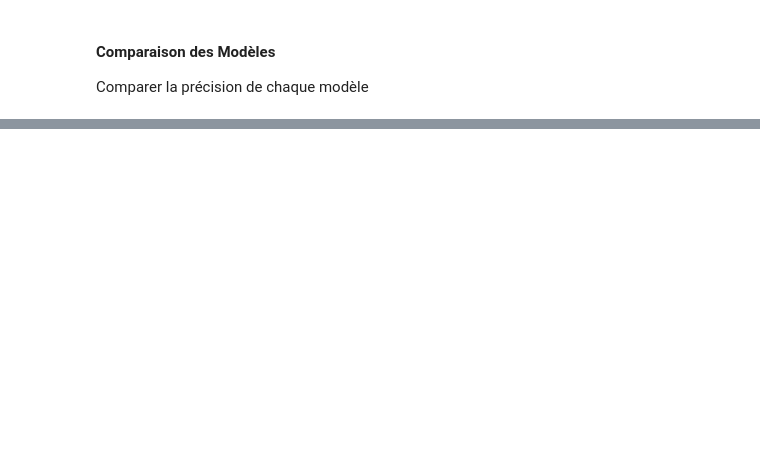
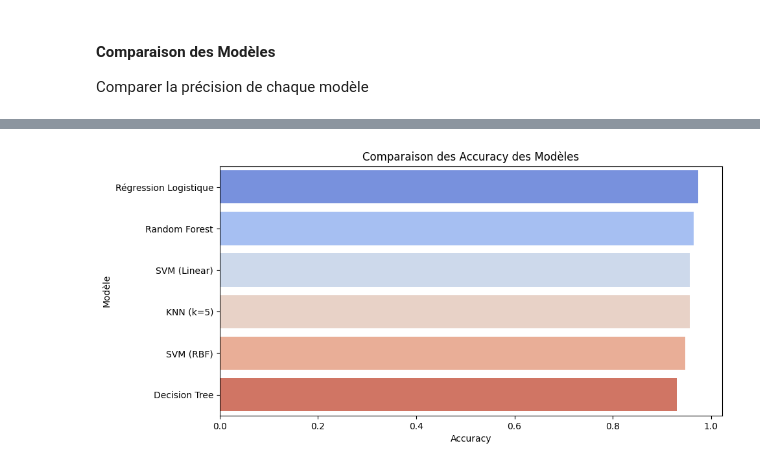
Before and after one commit to Salaheddine464/S8-CI-22006668, a Jupyter notebook: Formation_ML_&_DL_S1_Apprentissage_supervisé_(Salaheddine Hajji).ipynb, the cells around one changed output, grey strips where cells are left out. Drawn from its saved outputs; the diff is of its cells as text; code cells hidden in the pictures; blank space fills up the shorter version.

```diff
--- a/Formation_ML_&_DL_S1_Apprentissage_supervisé_(Salaheddine Hajji).ipynb
+++ b/Formation_ML_&_DL_S1_Apprentissage_supervisé_(Salaheddine Hajji).ipynb
@@ -122,4 +133,4 @@ model = LogisticRegression(
 # %%
 # Entraînement du modèle
 # TODO : Entraîner le modèle sur les données d'entraînement et leurs étiquettes
-model.fit(x_train, y_train)
+model.fit(X_train, y_train)
@@ -130,0 +148,12 @@ print("Biais (Intercept pour RL):", model.intercept_)
+# %%
+from sklearn.linear_model import LogisticRegression
+
+# Re-initialize and fit the model to ensure coef_ and intercept_ are available
+model = LogisticRegression(
+        penalty='l2',         # Type de régularisation : 'l1', 'l2', 'elasticnet', 'none'
+        max_iter=10,         # Nombre maximum d'itérations pour la convergence
+)
+model.fit(X_train, y_train)
+
+print("W (Coefficients pour RL):", model.coef_)
+print("Biais (Intercept pour RL):", model.intercept_)
@@ -345,0 +532,71 @@ NameError: name 'model_lr' is not defined
+# %%
+import pandas as pd
+import matplotlib.pyplot as plt
+import seaborn as sns
+from sklearn.metrics import accuracy_score
+
+# Import all classifier classes again to ensure they are available in this cell
+from sklearn.linear_model import LogisticRegression
+from sklearn.svm import SVC
+from sklearn.tree import DecisionTreeClassifier
+from sklearn.neighbors import KNeighborsClassifier
+from sklearn.ensemble import RandomForestClassifier
+
+# Re-instantiate and train all models to make this cell self-contained for comparison
+
+# 1. Logistic Regression (using scaled data)
+model_lr = LogisticRegression(penalty='l2', max_iter=1000)
+model_lr.fit(X_train_scaled, y_train)
+
+# 2. SVM (Linear Kernel) (using unscaled data)
+model_svm_linear = SVC(kernel='linear', C=1.0, gamma='scale', max_iter=-1)
+model_svm_linear.fit(X_train, y_train)
+
+# 3. SVM (RBF Kernel) (using unscaled data)
+model_svm_rbf = SVC(kernel='rbf', C=1.0, gamma='scale', max_iter=-1)
+model_svm_rbf.fit(X_train, y_train)
+
+# 4. Decision Tree (using unscaled data)
+model_dt = DecisionTreeClassifier(criterion='gini', splitter='best')
+model_dt.fit(X_train, y_train)
+
+# 5. K-Nearest Neighbors (KNN) (using unscaled data)
+model_knn = KNeighborsClassifier(n_neighbors=5, metric='minkowski')
+model_knn.fit(X_train, y_train)
+
+# 6. Random Forest (using unscaled data)
+model_rf = RandomForestClassifier(n_estimators=100, criterion='gini', random_state=42)
+model_rf.fit(X_train, y_train)
+
+
+models = {
+    "Régression Logistique": model_lr,
+    "SVM (Linear)": model_svm_linear,
+    "SVM (RBF)": model_svm_rbf,
+    "Decision Tree": model_dt,
+    "KNN (k=5)": model_knn,
+    "Random Forest": model_rf
+}
+
+# Prepare X_test for each model based on whether it was scaled during training
+accuracies = {}
+for name, model in models.items():
+    if name == "Régression Logistique":
+        y_pred = model.predict(X_test_scaled) # Use scaled data for LR
+    else:
+        # For SVM, DT, KNN, RF, we are using the unscaled X_test as they were trained with it.
+        # If you scaled data for these models in earlier cells, ensure X_test_scaled is used here too.
+        y_pred = model.predict(X_test)
+    accuracies[name] = accuracy_score(y_test, y_pred)
+
+# Afficher les résultats sous forme de tableau
+df_results = pd.DataFrame(list(accuracies.items()), columns=["Modèle", "Accuracy"])
+df_results = df_results.sort_values(by="Accuracy", ascending=False)
+print(df_results)
+
+# Visualisation des résultats
+plt.figure(figsize=(10,5))
+sns.barplot(x="Accuracy", y="Modèle", hue="Modèle", data=df_results, palette="coolwarm", legend=False)
+plt.title("Comparaison des Accuracy des Modèles")
+plt.show()
+# %% [output]
@@ -345,0 +610 @@ NameError: name 'model_lr' is not defined
+[figure, added]
```
Also changed, not shown: parts of 21 cells of this notebook.
